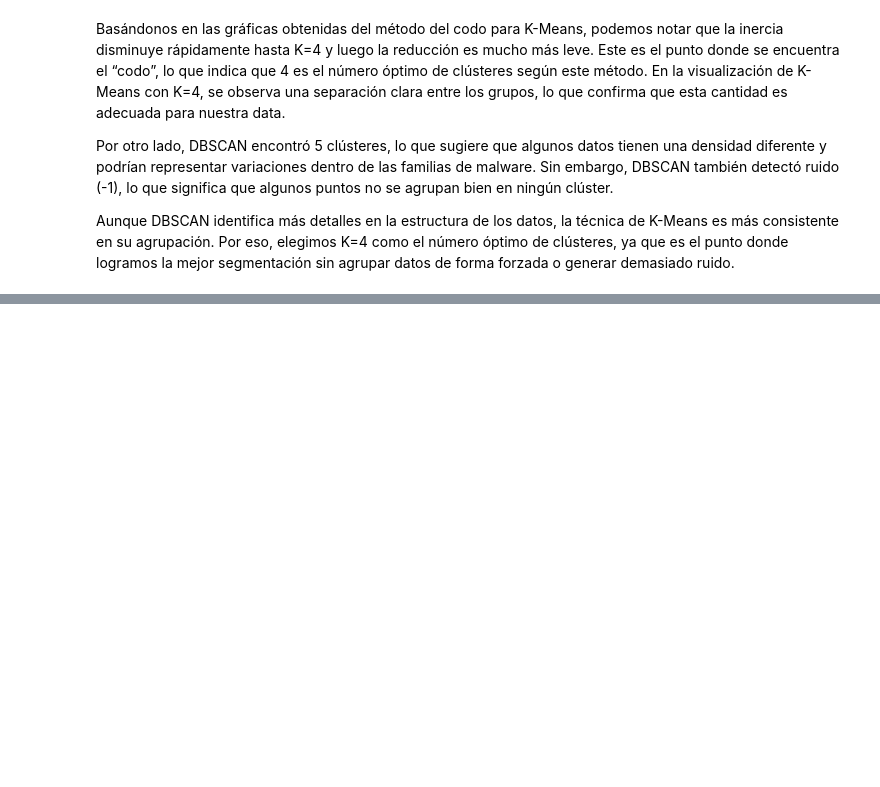
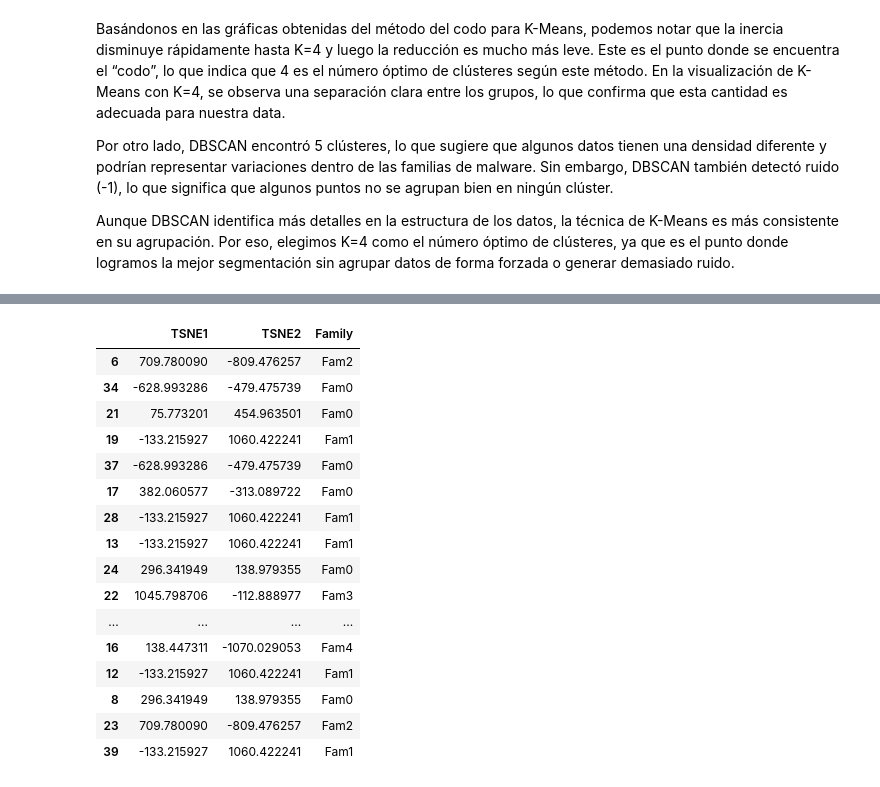
Before and after one commit to mvrcentes/Security_Data_Science, a Jupyter notebook: lab_malware_families.ipynb, the cells around one changed output, grey strips where cells are left out. Cells and saved outputs as stored; diff of their text form; code cells hidden in the pictures; blank space fills up the shorter version.

```diff
--- a/lab_malware_families.ipynb
+++ b/lab_malware_families.ipynb
@@ -351,0 +493,25 @@ Aunque DBSCAN identifica más detalles en la estructura de los datos, la técnic
+# %%
+# Crear tabla con valores de t-SNE y la familia asignada
+df_tsne_display = df_tsne.sample(20)  # Mostrar solo 20 filas aleatorias
+
+# Imprimir tabla en formato bonito
+import IPython.display as display
+display.display(df_tsne_display)
+# %% [output]
+|  | TSNE1 | TSNE2 | Family |
+| 6 | 709.780090 | -809.476257 | Fam2 |
+| 34 | -628.993286 | -479.475739 | Fam0 |
+| 21 | 75.773201 | 454.963501 | Fam0 |
+| 19 | -133.215927 | 1060.422241 | Fam1 |
+| 37 | -628.993286 | -479.475739 | Fam0 |
+| 17 | 382.060577 | -313.089722 | Fam0 |
+| 28 | -133.215927 | 1060.422241 | Fam1 |
+| 13 | -133.215927 | 1060.422241 | Fam1 |
+| 24 | 296.341949 | 138.979355 | Fam0 |
+| 22 | 1045.798706 | -112.888977 | Fam3 |
+| ... | ... | ... | ... |
+| 16 | 138.447311 | -1070.029053 | Fam4 |
+| 12 | -133.215927 | 1060.422241 | Fam1 |
+| 8 | 296.341949 | 138.979355 | Fam0 |
+| 23 | 709.780090 | -809.476257 | Fam2 |
+| 39 | -133.215927 | 1060.422241 | Fam1 |
```
Also changed, not shown: parts of 6 cells of this notebook, 5 other files.
